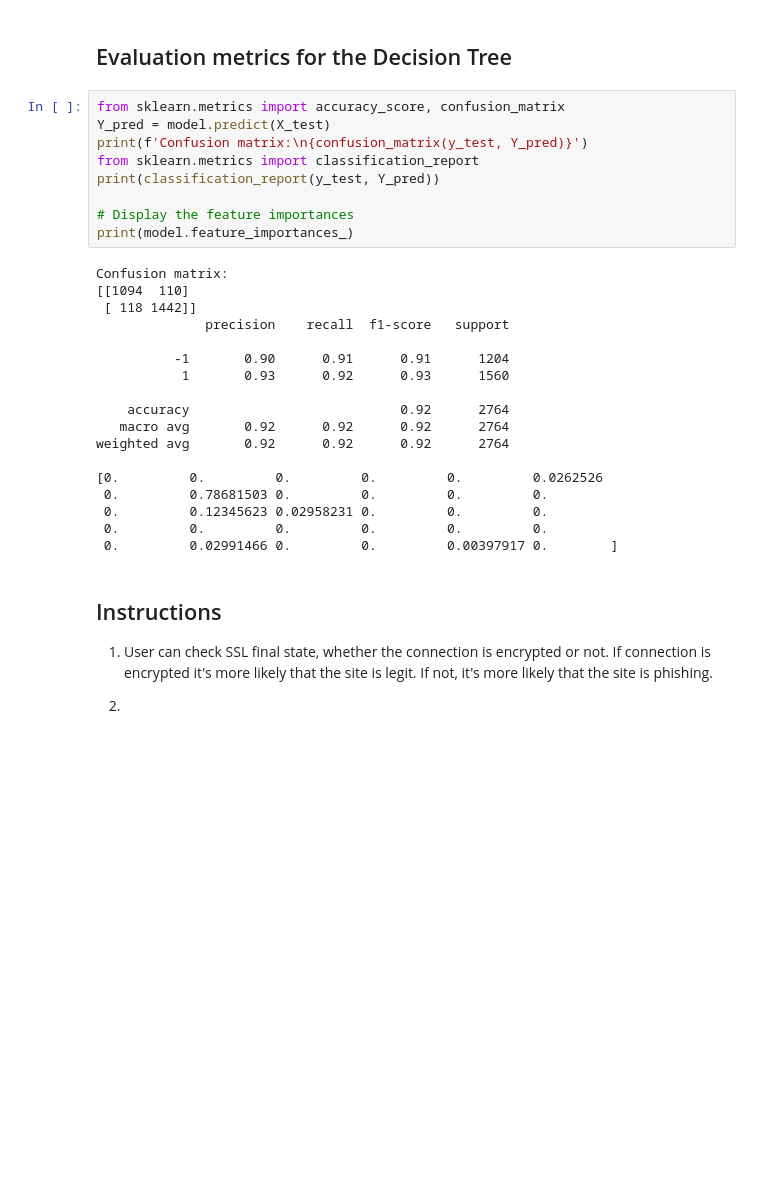
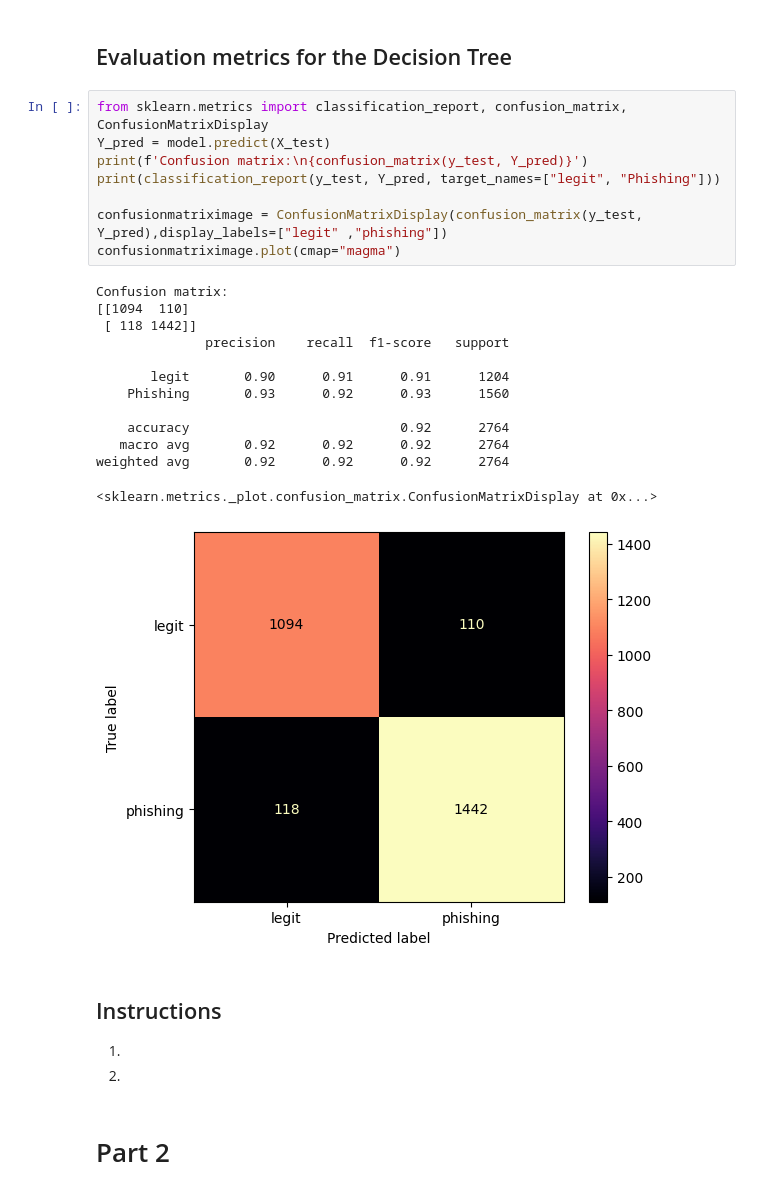
Before and after one commit to Jafestro/Data-Mallinnus, a Jupyter notebook: kidney/phishing_websites.ipynb, the cells around one changed output. Drawn from its saved outputs; the diff is of its cells as text; blank space fills up the shorter version.

```diff
--- a/kidney/phishing_websites.ipynb
+++ b/kidney/phishing_websites.ipynb
@@ -55,35 +55,32 @@ plt.show()
 # %% [markdown]
 ## Evaluation metrics for the Decision Tree
 # %%
-from sklearn.metrics import accuracy_score, confusion_matrix
+from sklearn.metrics import classification_report, confusion_matrix, ConfusionMatrixDisplay
 Y_pred = model.predict(X_test)
 print(f'Confusion matrix:\n{confusion_matrix(y_test, Y_pred)}')
-from sklearn.metrics import classification_report
-print(classification_report(y_test, Y_pred))
+print(classification_report(y_test, Y_pred, target_names=["legit", "Phishing"]))
 
-# Display the feature importances
-print(model.feature_importances_)
+confusionmatriximage = ConfusionMatrixDisplay(confusion_matrix(y_test, Y_pred),display_labels=["legit" ,"phishing"])
+confusionmatriximage.plot(cmap="magma")
 # %% [output]
 Confusion matrix:
 [[1094  110]
  [ 118 1442]]
               precision    recall  f1-score   support
 
-          -1       0.90      0.91      0.91      1204
-           1       0.93      0.92      0.93      1560
+       legit       0.90      0.91      0.91      1204
+    Phishing       0.93      0.92      0.93      1560
 
     accuracy                           0.92      2764
    macro avg       0.92      0.92      0.92      2764
 weighted avg       0.92      0.92      0.92      2764
-
-[0.         0.         0.         0.         0.         0.0262526
- 0.         0.78681503 0.         0.         0.         0.
- 0.         0.12345623 0.02958231 0.         0.         0.
- 0.         0.         0.         0.         0.         0.
- 0.         0.02991466 0.         0.         0.00397917 0.        ]
+<sklearn.metrics._plot.confusion_matrix.ConfusionMatrixDisplay at 0x...>
+[figure, added]
 # %% [markdown]
 ## Instructions
 
-1. User can check SSL final state, whether the connection is encrypted or not. If connection is encrypted it's more likely that the site is legit. If not, it's more likely that the site is phishing.
+1.
 
 2.
+# %% [markdown]
+# Part 2
```
Also changed, not shown: parts of 7 cells of this notebook.
